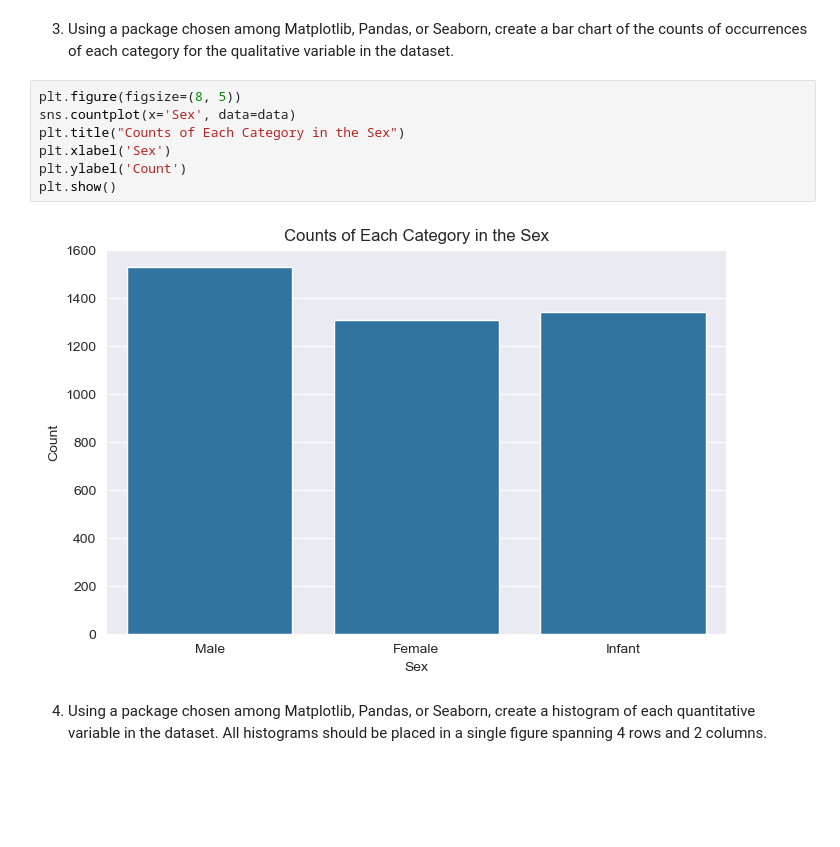
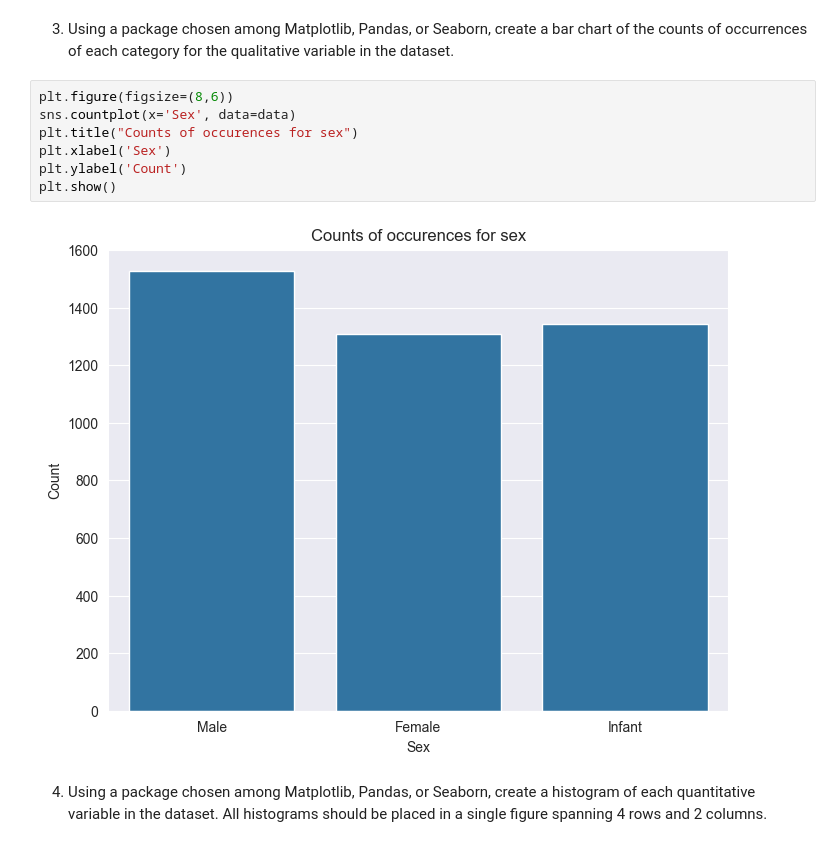
Before and after one commit to 247751mo/Assignment1_MO_MS, a Jupyter notebook: analysis.ipynb, the cells around one changed output. Saved outputs shown, nothing was run; the diff lists cells and outputs as text; blank space fills up the shorter version.

```diff
--- a/analysis.ipynb
+++ b/analysis.ipynb
@@ -53,14 +53,14 @@ summary_stats
 # %% [markdown]
 3. Using a package chosen among Matplotlib, Pandas, or Seaborn, create a bar chart of the counts of occurrences of each category for the qualitative variable in the dataset.
 # %%
-plt.figure(figsize=(8, 5))
+plt.figure(figsize=(8,6))
 sns.countplot(x='Sex', data=data)
-plt.title("Counts of Each Category in the Sex")
+plt.title("Counts of occurences for sex")
 plt.xlabel('Sex')
 plt.ylabel('Count')
 plt.show()
 # %% [output]
-[figure, old version]
+[figure, new version]
 # %% [markdown]
 4. Using a package chosen among Matplotlib, Pandas, or Seaborn, create a histogram of each quantitative variable in the dataset. All histograms should be placed in a single figure spanning 4 rows and 2 columns.
 # %%
```
Also changed, not shown: parts of 8 cells of this notebook.
